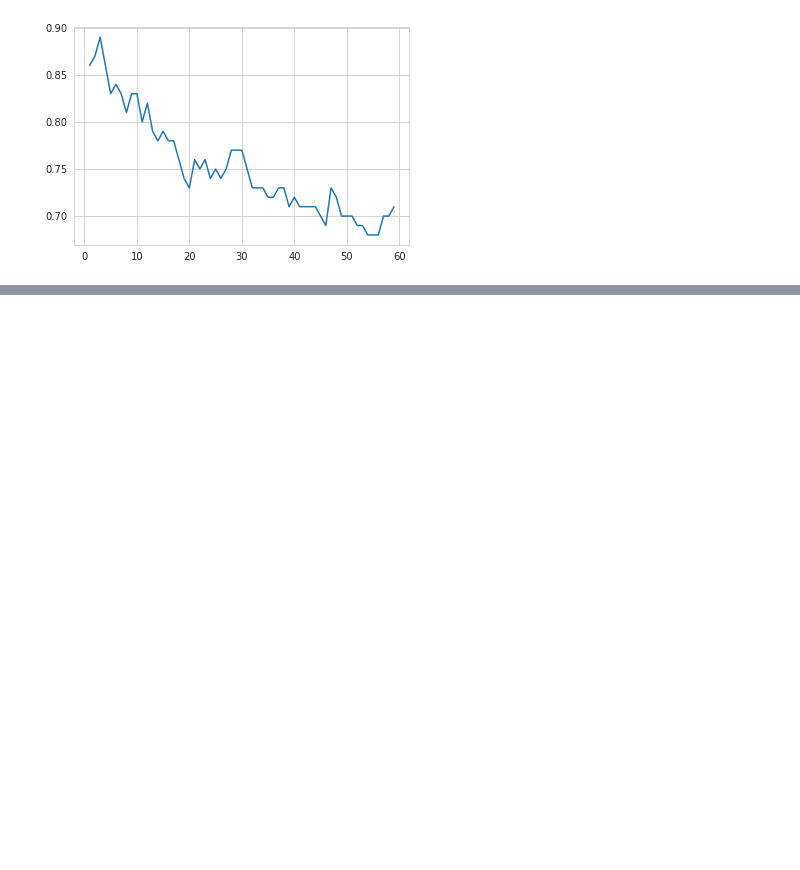
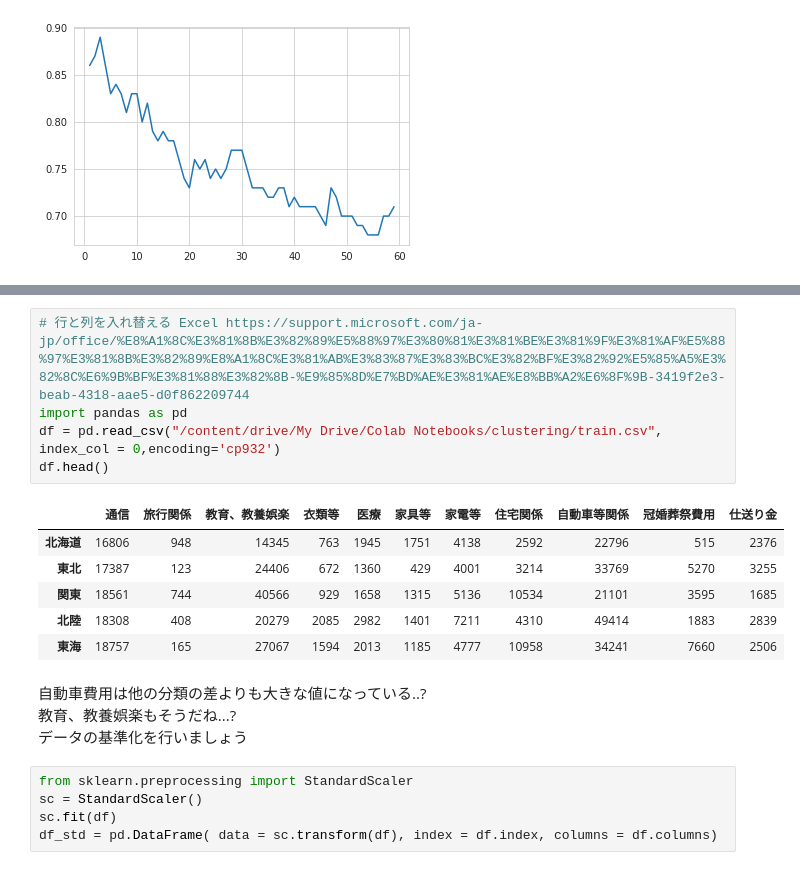
Before and after one commit to anko191/Python_Kaggle, a Jupyter notebook: jsonload.ipynb, the cells around one changed output, grey strips where cells are left out. Cells and saved outputs as stored; diff of their text form; blank space fills up the shorter version.

```diff
--- a/jsonload.ipynb
+++ b/jsonload.ipynb
@@ -332,0 +347,21 @@ max_score: 0.89
+# %%
+# 行と列を入れ替える Excel https://support.microsoft.com/ja-jp/office/%E8%A1%8C%E3%81%8B%E3%82%89%E5%88%97%E3%80%81%E3%81%BE%E3%81%9F%E3%81%AF%E5%88%97%E3%81%8B%E3%82%89%E8%A1%8C%E3%81%AB%E3%83%87%E3%83%BC%E3%82%BF%E3%82%92%E5%85%A5%E3%82%8C%E6%9B%BF%E3%81%88%E3%82%8B-%E9%85%8D%E7%BD%AE%E3%81%AE%E8%BB%A2%E6%8F%9B-3419f2e3-beab-4318-aae5-d0f862209744
+import pandas as pd
+df = pd.read_csv("/content/drive/My Drive/Colab Notebooks/clustering/train.csv", index_col = 0,encoding='cp932')
+df.head()
+# %% [output]
+|  | 通信 | 旅行関係 | 教育、教養娯楽 | 衣類等 | 医療 | 家具等 | 家電等 | 住宅関係 | 自動車等関係 | 冠婚葬祭費用 | 仕送り金 |
+| 北海道 | 16806 | 948 | 14345 | 763 | 1945 | 1751 | 4138 | 2592 | 22796 | 515 | 2376 |
+| 東北 | 17387 | 123 | 24406 | 672 | 1360 | 429 | 4001 | 3214 | 33769 | 5270 | 3255 |
+| 関東 | 18561 | 744 | 40566 | 929 | 1658 | 1315 | 5136 | 10534 | 21101 | 3595 | 1685 |
+| 北陸 | 18308 | 408 | 20279 | 2085 | 2982 | 1401 | 7211 | 4310 | 49414 | 1883 | 2839 |
+| 東海 | 18757 | 165 | 27067 | 1594 | 2013 | 1185 | 4777 | 10958 | 34241 | 7660 | 2506 |
+# %% [markdown]
+自動車費用は他の分類の差よりも大きな値になっている..?<br>
+教育、教養娯楽もそうだね...?<br>
+データの基準化を行いましょう
+# %%
+from sklearn.preprocessing import StandardScaler
+sc = StandardScaler()
+sc.fit(df)
+df_std = pd.DataFrame( data = sc.transform(df), index = df.index, columns = df.columns)
```
Also changed, not shown: parts of 6 cells of this notebook.
